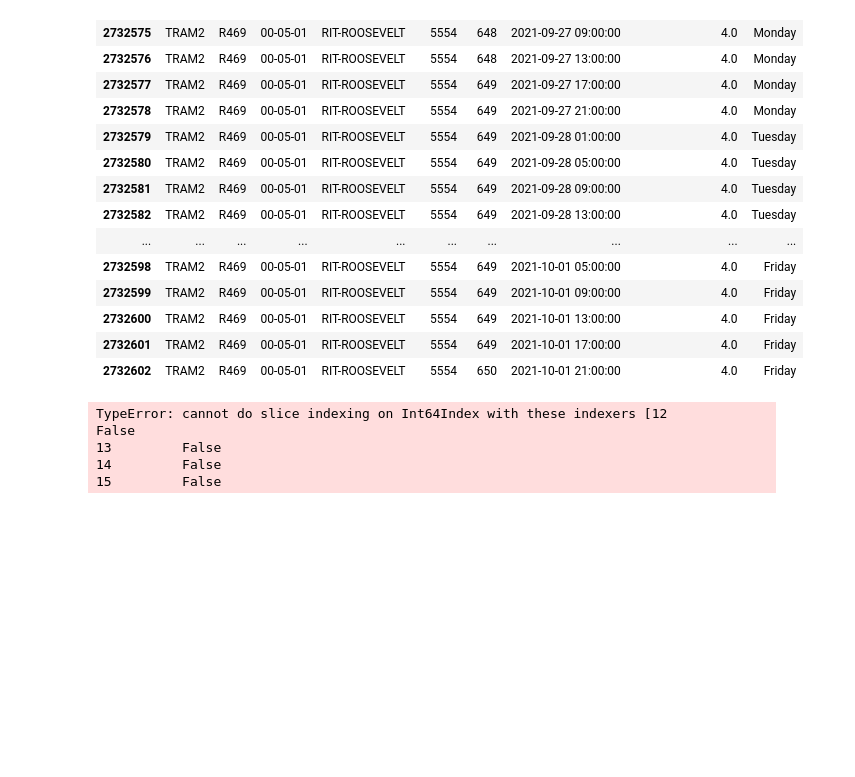
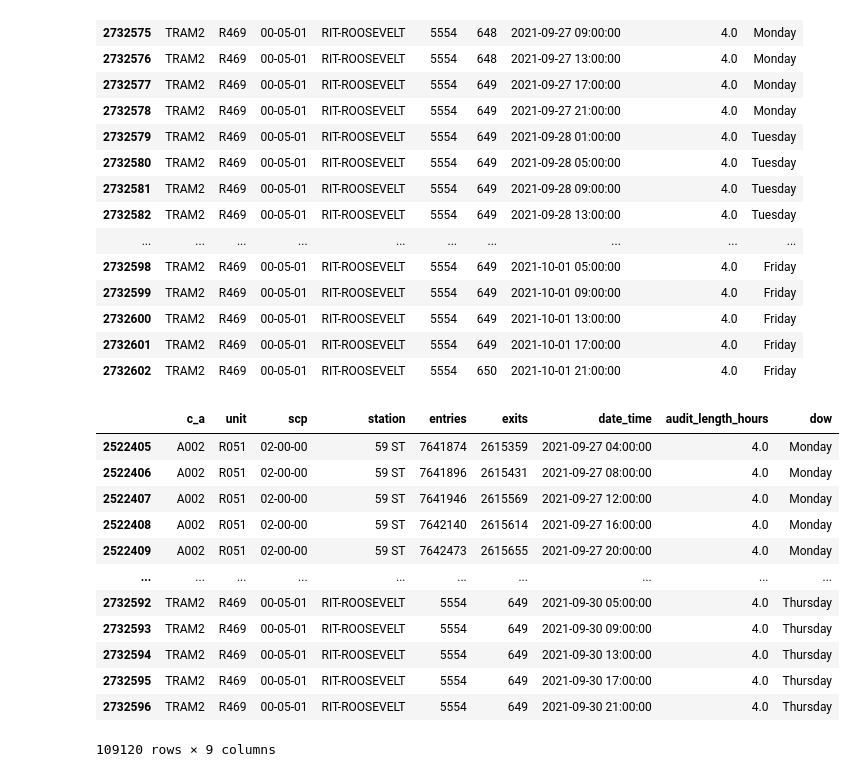
Before and after one commit to katurn1/EDA_Project, a Jupyter notebook: Project 1 week.ipynb, the cells around one changed output. Drawn from its saved outputs; the diff is of its cells as text; code cells hidden in the pictures; blank space fills up the shorter version.

```diff
--- a/Project 1 week.ipynb
+++ b/Project 1 week.ipynb
@@ -346,10 +347,22 @@ df.tail(30)
 | 2732600 | TRAM2 | R469 | 00-05-01 | RIT-ROOSEVELT | 5554 | 649 | 2021-10-01 13:00:00 | 4.0 | Friday |
 | 2732601 | TRAM2 | R469 | 00-05-01 | RIT-ROOSEVELT | 5554 | 649 | 2021-10-01 17:00:00 | 4.0 | Friday |
 | 2732602 | TRAM2 | R469 | 00-05-01 | RIT-ROOSEVELT | 5554 | 650 | 2021-10-01 21:00:00 | 4.0 | Friday |
-# %%
-df[df['date_time']== 20211001:20210927]
-# %% [output]
-TypeError: cannot do slice indexing on Int64Index with these indexers [12         False
-13         False
-14         False
-15         False
+# %%
+#df of 1 week to start working with
+df_1w = df[(df['date_time'] > '2021-09-27') & (df['date_time'] < '2021-10-01')]
+# %%
+df_1w
+# %% [output]
+|  | c_a | unit | scp | station | entries | exits | date_time | audit_length_hours | dow |
+| 2522405 | A002 | R051 | 02-00-00 | 59 ST | 7641874 | 2615359 | 2021-09-27 04:00:00 | 4.0 | Monday |
+| 2522406 | A002 | R051 | 02-00-00 | 59 ST | 7641896 | 2615431 | 2021-09-27 08:00:00 | 4.0 | Monday |
+| 2522407 | A002 | R051 | 02-00-00 | 59 ST | 7641946 | 2615569 | 2021-09-27 12:00:00 | 4.0 | Monday |
+| 2522408 | A002 | R051 | 02-00-00 | 59 ST | 7642140 | 2615614 | 2021-09-27 16:00:00 | 4.0 | Monday |
+| 2522409 | A002 | R051 | 02-00-00 | 59 ST | 7642473 | 2615655 | 2021-09-27 20:00:00 | 4.0 | Monday |
+| ... | ... | ... | ... | ... | ... | ... | ... | ... | ... |
+| 2732592 | TRAM2 | R469 | 00-05-01 | RIT-ROOSEVELT | 5554 | 649 | 2021-09-30 05:00:00 | 4.0 | Thursday |
+| 2732593 | TRAM2 | R469 | 00-05-01 | RIT-ROOSEVELT | 5554 | 649 | 2021-09-30 09:00:00 | 4.0 | Thursday |
+| 2732594 | TRAM2 | R469 | 00-05-01 | RIT-ROOSEVELT | 5554 | 649 | 2021-09-30 13:00:00 | 4.0 | Thursday |
+| 2732595 | TRAM2 | R469 | 00-05-01 | RIT-ROOSEVELT | 5554 | 649 | 2021-09-30 17:00:00 | 4.0 | Thursday |
+| 2732596 | TRAM2 | R469 | 00-05-01 | RIT-ROOSEVELT | 5554 | 649 | 2021-09-30 21:00:00 | 4.0 | Thursday |
+109120 rows × 9 columns
```
Also changed, not shown: parts of 22 cells of this notebook.
